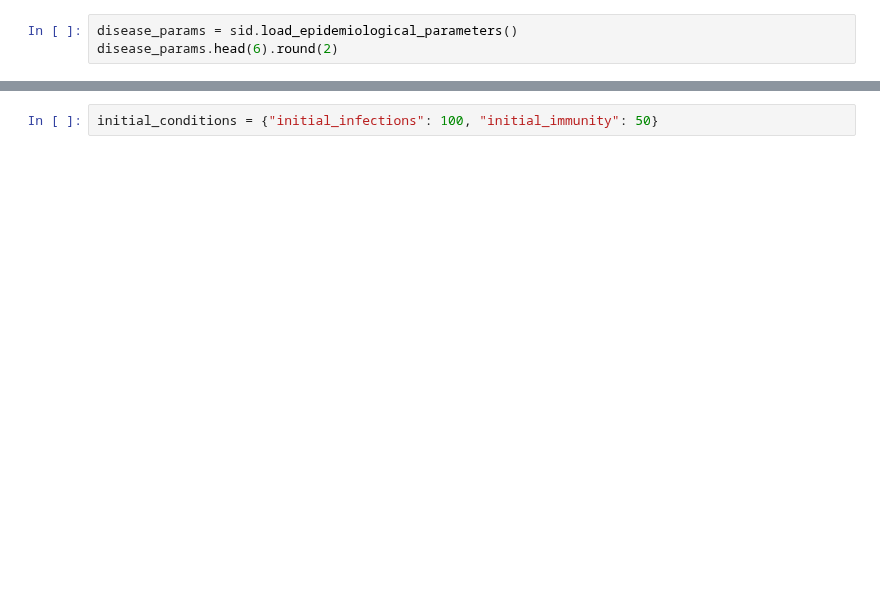
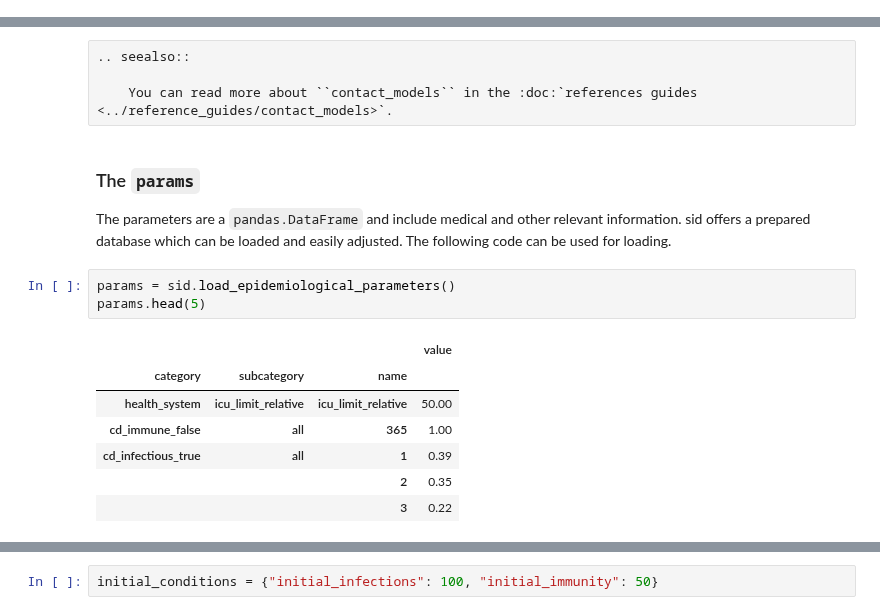
Before and after one commit to covid-19-impact-lab/sid, a Jupyter notebook: docs/source/tutorials/how_to_simulate.ipynb, the cells around one changed output, grey strips where cells are left out. Cells and saved outputs as stored; diff of their text form; blank space fills up the shorter version.

```diff
--- a/docs/source/tutorials/how_to_simulate.ipynb
+++ b/docs/source/tutorials/how_to_simulate.ipynb
@@ -113,3 +0,0 @@ Lastly, we load some parameters that specify how Covid-19 progresses. This inclu
-# %%
-disease_params = sid.load_epidemiological_parameters()
-disease_params.head(6).round(2)
@@ -155,0 +103,19 @@ Finally, there must be some initial infections in our population. This is specif
+# %% [raw]
+.. seealso::
+
+    You can read more about ``contact_models`` in the :doc:`references guides <../reference_guides/contact_models>`.
+# %% [markdown]
+### The `params`
+
+The parameters are a ``pandas.DataFrame`` and include medical and other relevant information. sid offers a prepared database which can be loaded and easily adjusted. The following code can be used for loading.
+# %%
+params = sid.load_epidemiological_parameters()
+params.head(5)
+# %% [output]
+|  |  |  | value |
+| category | subcategory | name |  |
+| health_system | icu_limit_relative | icu_limit_relative | 50.00 |
+| cd_immune_false | all | 365 | 1.00 |
+| cd_infectious_true | all | 1 | 0.39 |
+|  |  | 2 | 0.35 |
+|  |  | 3 | 0.22 |
```
Also changed, not shown: parts of 55 cells of this notebook, 27 other files.
